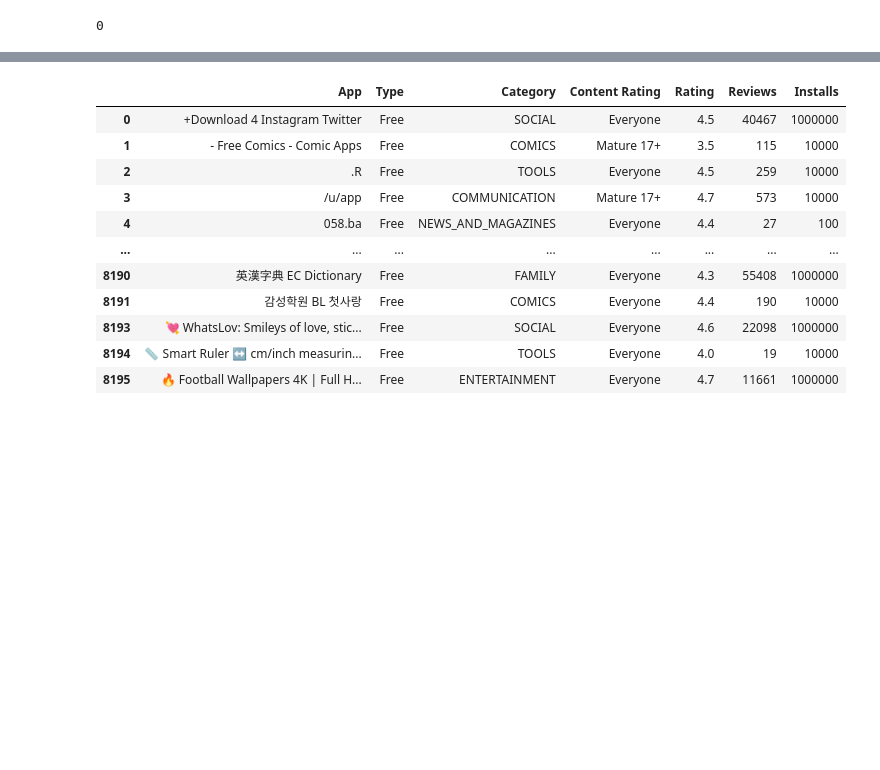
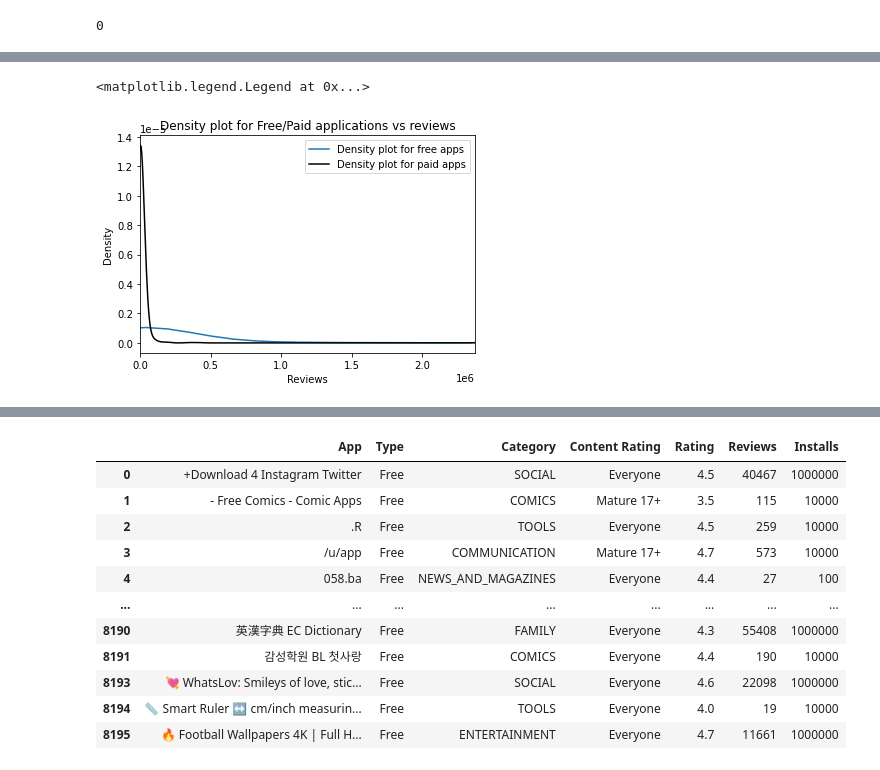
Before and after one commit to infoshareacademy/jdszr6-grupa-bez-nazwy, a Jupyter notebook: Python_project/Develop.ipynb, the cells around one changed output, grey strips where cells are left out. Cells and saved outputs as stored; diff of their text form; code cells hidden in the pictures; blank space fills up the shorter version.

```diff
--- a/Python_project/Develop.ipynb
+++ b/Python_project/Develop.ipynb
@@ -30,0 +72,9 @@ mydata['App'].duplicated().sum()
+# %%
+free_type["Reviews"].plot.density(xlim=(0, free_type['Reviews'].max()))
+paid_type['Reviews'].plot.density(xlim=(0, paid_type['Reviews'].max()),color = 'k')
+plt.title('Density plot for Free/Paid applications vs reviews')
+plt.xlabel('Reviews')
+plt.legend(['Density plot for free apps', 'Density plot for paid apps'])
+# %% [output]
+<matplotlib.legend.Legend at 0x...>
+[figure, added]
```
Also changed, not shown: parts of 26 cells of this notebook.
